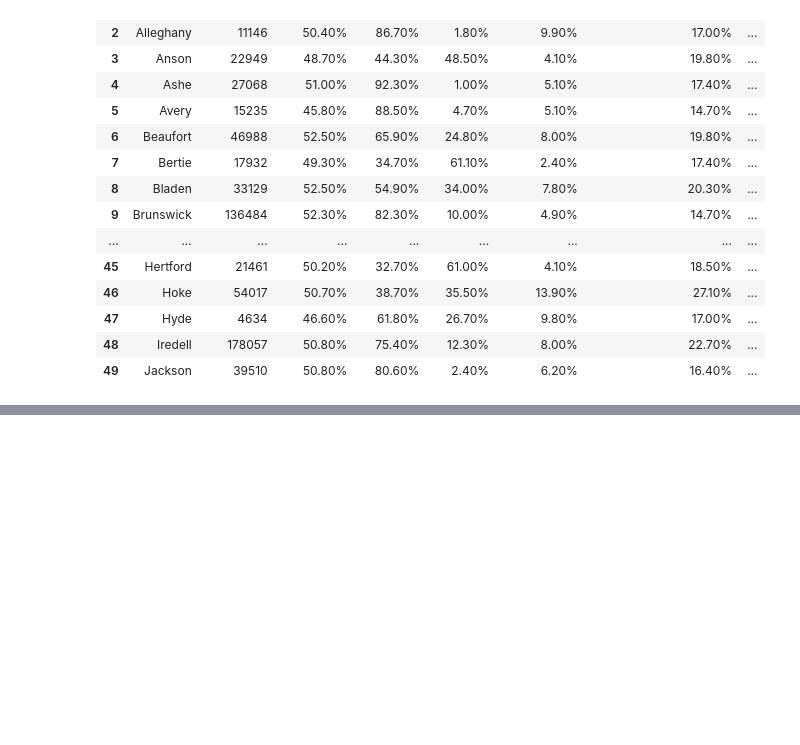
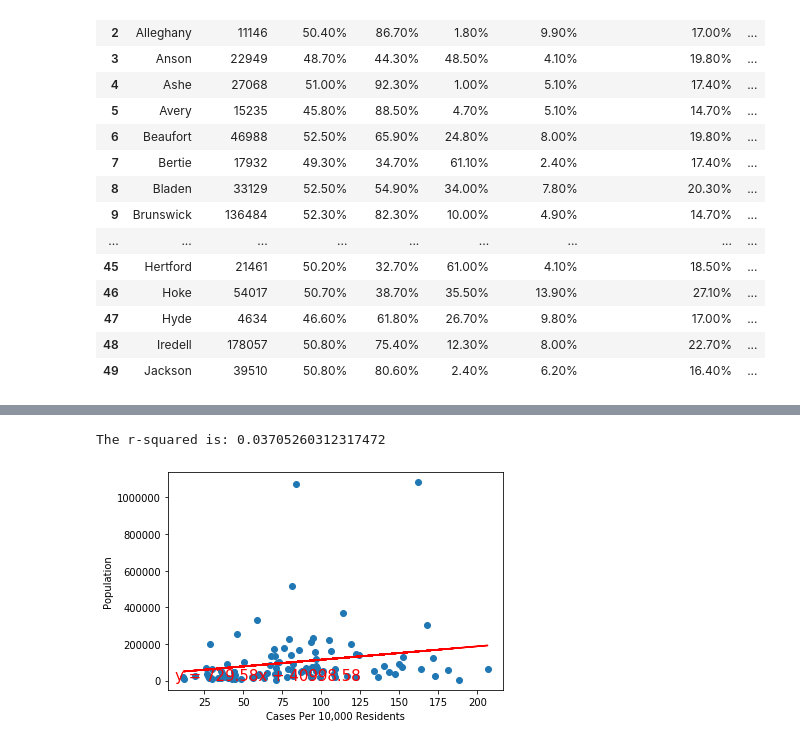
Before and after one commit to colbyhoke/project_1, a Jupyter notebook: covidapi_demo.ipynb, the cells around one changed output, grey strips where cells are left out. Drawn from its saved outputs; the diff is of its cells as text; code cells hidden in the pictures; blank space fills up the shorter version.

```diff
--- a/covidapi_demo.ipynb
+++ b/covidapi_demo.ipynb
@@ -517,0 +523,21 @@ The r-squared is: 0.025388019699167846
+# %%
+# Population seems to have very little effect on proportional cases, let's see if this changes if we drop
+# the most significant outlier, Duplin county.
+df2 = df.drop(df.index[30])
+
+x_values = df2['Cases Per 10,000 Residents']
+y_values = df2['Population']
+(slope, intercept, rvalue, pvalue, stderr) = linregress(x_values, y_values)
+regress_values = x_values * slope + intercept
+line_eq = "y = " + str(round(slope,2)) + "x + " + str(round(intercept,2))
+plt.scatter(x_values,y_values)
+plt.plot(x_values,regress_values,"r-")
+plt.annotate(line_eq,(6,10),fontsize=15,color="red")
+plt.xlabel('Cases Per 10,000 Residents')
+plt.ylabel('Population')
+plt.savefig(r'/Users/Data/GitHub/project_1/output_data/fig2.png')
+print(f"The r-squared is: {rvalue**2}")
+plt.show()
+# %% [output]
+The r-squared is: 0.03705260312317472
+[figure, added]
```
Also changed, not shown: parts of 26 cells of this notebook, 10 other files.
